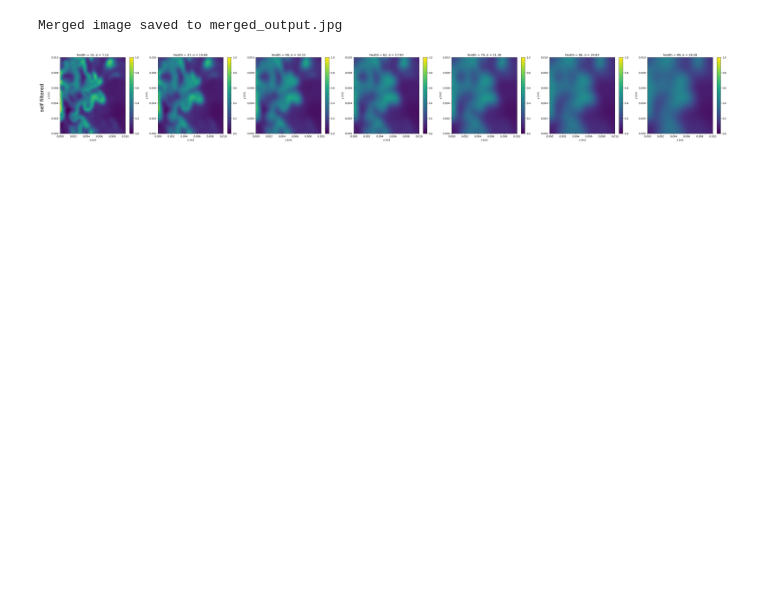
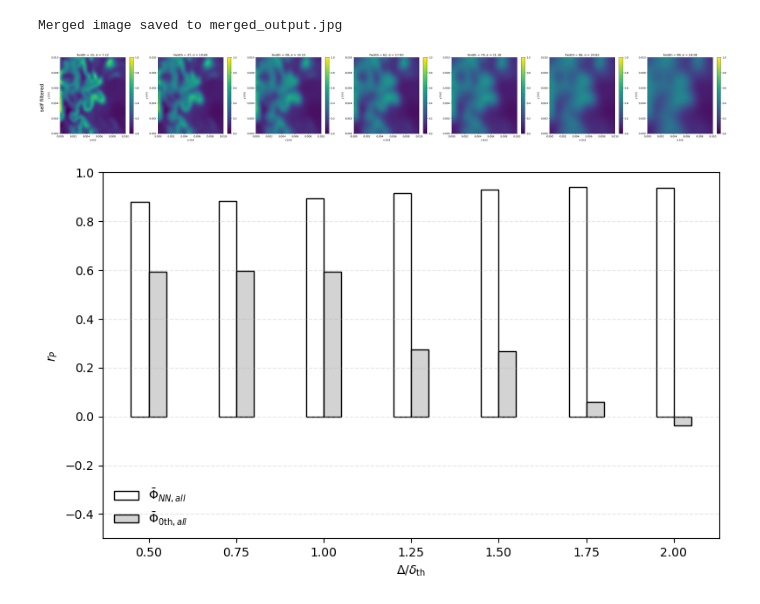
Before and after one commit to MedBox19/TAS-AE2224-I, a Jupyter notebook: mission2/Mission2.ipynb, the cells around one changed output. Saved outputs shown, nothing was run; the diff lists cells and outputs as text; code cells hidden in the pictures; blank space fills up the shorter version.

```diff
--- a/mission2/Mission2.ipynb
+++ b/mission2/Mission2.ipynb
@@ -367,3 +369,68 @@ plt.savefig("self-filtered.png", dpi=300)
 plt.show()
 # %% [output]
 [figure]
+# %%
+
+# for i in range(7):
+#     cov_res_NN = np.mean((Phi_res[i] - np.mean(Phi_res[i])) * (Phi_NN[i] - np.mean(Phi_NN[i])))
+#     stdres = np.std(Phi_res[i])
+#     stdNN = np.std(Phi_NN[i])
+#     coef_res_NN = cov_res_NN / (stdres * stdNN)
+
+
+#     # coef_res_NN = np.corrcoef(Phi_res, Phi_NN)[0, 1]
+#     # coef_res_0  = np.corrcoef(Phi_res, Phi_0)[0, 1]
+
+#     cov_res_0 = np.mean((Phi_res[i] - np.mean(Phi_res[i])) * (Phi_0[i] - np.mean(Phi_0[i])))
+#     stdres = np.std(Phi_res[i])
+#     std0 = np.std(Phi_0[i])
+#     coef_res_0 = cov_res_0 / (stdres * std0)
+
+
+#     print(f"Filter width {i}: ", "Phi res/0 =  ", coef_res_0, "Phi res/NN = ",coef_res_NN)
+
+
+# -- assume Phi_res, Phi_NN and Phi_0th are already defined lists/arrays of length 7 --
+
+# The Δ/δ_th values you used:
+deltas = np.linspace(0.5, 2.0, 7)
+
+# Compute the two correlation series:
+r_NN_all  = []
+r_0th_all = []
+for i in range(7):
+    # NN,all
+    cov_NN = np.mean((Phi_res[i] - Phi_res[i].mean()) * (Phi_NN[i]  - Phi_NN[i].mean()))
+    r_NN_all.append( cov_NN / (Phi_res[i].std() * Phi_NN[i].std()) )
+
+    # 0th,all
+    cov_0th = np.mean((Phi_res[i] - Phi_res[i].mean()) * (Phi_0[i] - Phi_0[i].mean()))
+    r_0th_all.append( cov_0th / (Phi_res[i].std() * Phi_0[i].std()) )
+
+# --- plotting ---
+fig, ax = plt.subplots(figsize=(8,5))
+
+width = 0.05
+x = deltas
+
+# Empty bars for NN,all
+ax.bar(x - width/2, r_NN_all, width,
+       edgecolor='k', facecolor='none',
+       label=r'$\bar\Phi_{NN,all}$')
+
+# Gray filled bars for 0th,all
+ax.bar(x + width/2, r_0th_all, width,
+       color='lightgray', edgecolor='k',
+       label=r'$\bar\Phi_{0\mathrm{th},all}$')
+
+ax.set_xlabel(r'$\Delta/\delta_{\rm th}$')
+ax.set_ylabel(r'$r_P$')
+ax.set_xticks(deltas)
+ax.set_ylim(-0.5,1.0)
+ax.legend(frameon=False)
+ax.grid(axis='y', linestyle='--', alpha=0.3)
+
+plt.tight_layout()
+plt.show()
+# %% [output]
+[figure, added]
```
Also changed, not shown: parts of 4 cells of this notebook, 3 other files.
